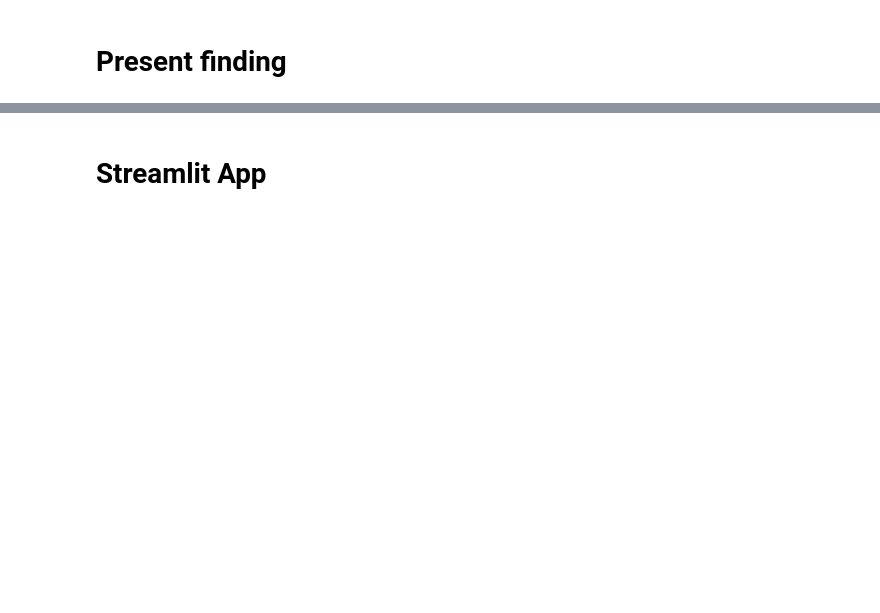
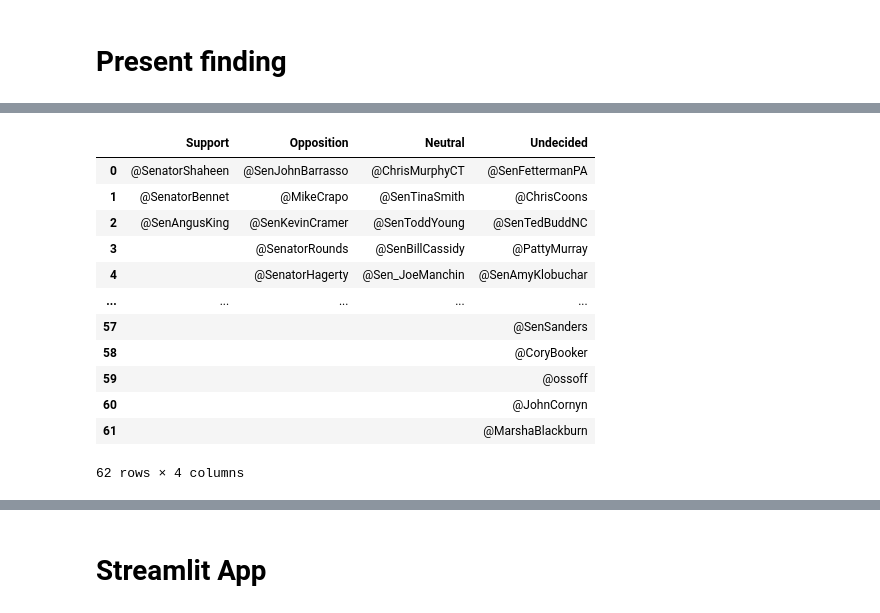
Before and after one commit to mzaoualim/lobbying_with_LLM, a Jupyter notebook: steps_lobbying_LLM.ipynb, the cells around one changed output, grey strips where cells are left out. Drawn from its saved outputs; the diff is of its cells as text; code cells hidden in the pictures; blank space fills up the shorter version.

```diff
--- a/steps_lobbying_LLM.ipynb
+++ b/steps_lobbying_LLM.ipynb
@@ -237,0 +257,4 @@ plt.show()
+# %%
+# generate a list of all senators in response
+senat = [j for i in answer.values() for j in i]
+senat
@@ -237,0 +279,6 @@ plt.show()
+# %%
+# Senators with unclear (undecided) positions
+th = pd.read_csv('/content/tweets_data.csv')
+undecided = ['@'+i for i in th['Twitter_handles'].values if i not in senat]
+undecided_df = pd.DataFrame(undecided, columns=['Undecided'])
+undecided_df
@@ -237,0 +299,19 @@ plt.show()
+# %%
+df_final = pd.concat([df, undecided_df], axis=1)
+df_final.fillna('', inplace=True)
+# %%
+df_final
+# %% [output]
+|  | Support | Opposition | Neutral | Undecided |
+| 0 | @SenatorShaheen | @SenJohnBarrasso | @ChrisMurphyCT | @SenFettermanPA |
+| 1 | @SenatorBennet | @MikeCrapo | @SenTinaSmith | @ChrisCoons |
+| 2 | @SenAngusKing | @SenKevinCramer | @SenToddYoung | @SenTedBuddNC |
+| 3 |  | @SenatorRounds | @SenBillCassidy | @PattyMurray |
+| 4 |  | @SenatorHagerty | @Sen_JoeManchin | @SenAmyKlobuchar |
+| ... | ... | ... | ... | ... |
+| 57 |  |  |  | @SenSanders |
+| 58 |  |  |  | @CoryBooker |
+| 59 |  |  |  | @ossoff |
+| 60 |  |  |  | @JohnCornyn |
+| 61 |  |  |  | @MarshaBlackburn |
+62 rows × 4 columns
```
Also changed, not shown: parts of 18 cells of this notebook.
